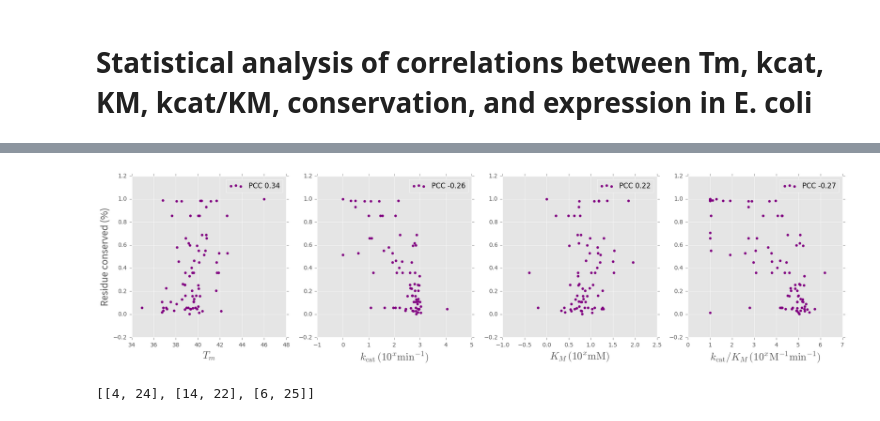
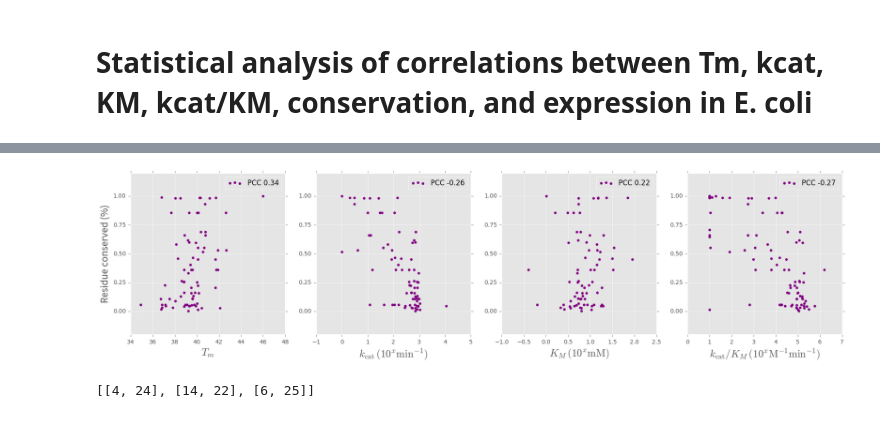
Before and after one commit to dacarlin/bglb_thermal, a Jupyter notebook: paper_draft/figures_for_paper.ipynb, the cells around one changed output, grey strips where cells are left out. Drawn from its saved outputs; the diff is of its cells as text; code cells hidden in the pictures.

```diff
--- a/paper_draft/figures_for_paper.ipynb
+++ b/paper_draft/figures_for_paper.ipynb
@@ -601,7 +601,7 @@ for idx, ( constant, native_value, fmt_str, pcc ) in enumerate( constants ):
 
     my_x_ticks = plt.xticks()[0]
     plt.xticks( my_x_ticks[1:-1] )
-    plt.yticks( [ 34, 38, 42 ] )
+    plt.yticks( [ 32, 37, 42, 47 ] )
     plt.legend( [ 'PCC {0:0.2f}'.format(pcc)])
 
     plt.xlabel( fmt_str, fontsize=18, fontname='Source Sans Pro' )
@@ -625,35 +625,35 @@ plt.style.use( 'ggplot' )
 constants = [
     ( 'tm', 39.99, '$T_m$', .34 ),
     ( 'kcat', 880, '$k_{\mathrm{cat}}\,(10^x \mathrm{min}^{-1})$', -.26 ),
     ( 'km', 5.5, '$K_M\,(10^x \mathrm{mM})$', .22 ),
     ( 'kcatkm', 174000, '$k_{\mathrm{cat}}/K_M\,(10^x \mathrm{M}^{-1}\mathrm{min}^{-1})$', -.27 ),
 ]
 
 plt.figure( figsize=( 22, 5 ) )
 
 for idx, ( constant, native_value, fmt_str, pcc ) in enumerate( constants ):
 
     if constant != 'tm':
         x = log10( df[ constant ] )
     else:
         x = df[ constant ]
     y = df.conserved
 
     plt.subplot( 1, 4, idx+1 )
     plt.scatter( x, y, color='purple', lw=0 )
     plt.legend( [ 'PCC {0:0.2f}'.format(pcc)] )
 
     #my_x_ticks = plt.xticks()[0]
     #plt.xticks( my_x_ticks[1:-1] )
-    #plt.yticks( [ 34, 38, 42 ] )
+    plt.yticks( [ 0, 0.25, .5, .75, 1 ] )
 
     plt.xlabel( fmt_str, fontsize=18, fontname='Source Sans Pro' )
     if idx == 0:
         plt.ylabel( 'Residue conserved (%)', fontsize=18, fontname='Source Sans Pro' )
 
 #plt.savefig( 'tm_versus_all.png', dpi=600 )
 # %% [output]
-[figure, old version]
+[figure, new version]
 # %%
 # mutations that reveal tradeoffs
 cc = [ 'kcat', 'km', 'kcatkm' ]
```
Also changed, not shown: parts of 17 cells of this notebook, 16 other files.
